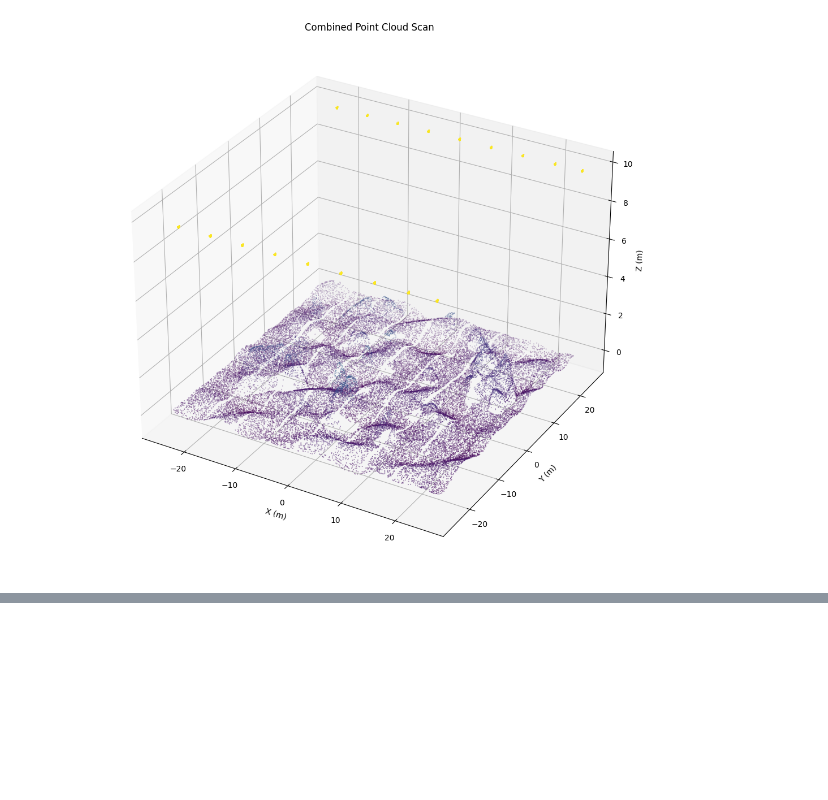
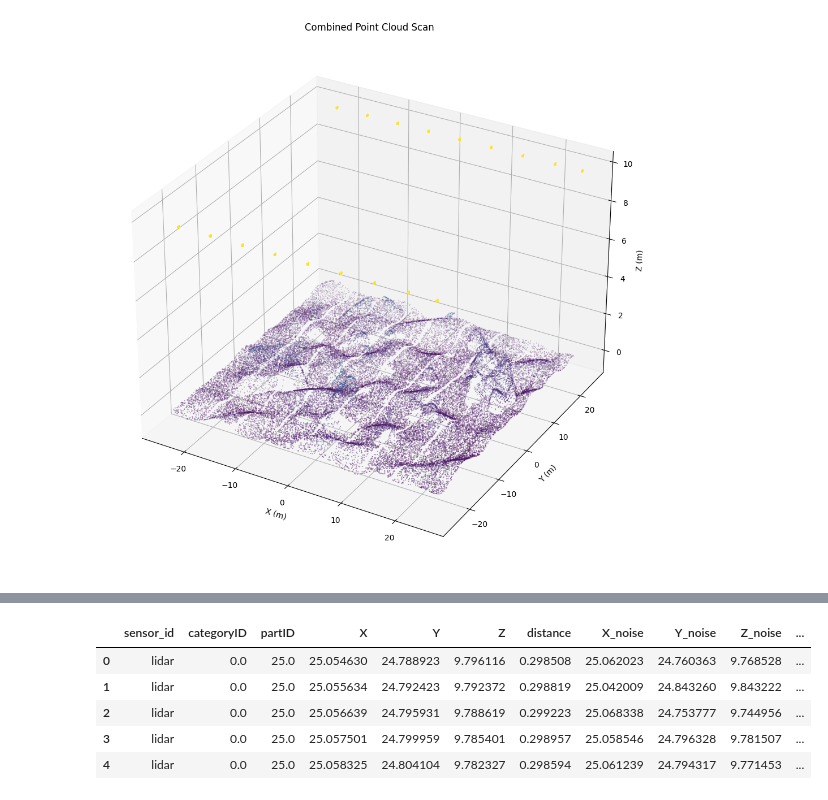
Before and after one commit to gauravptr/daen_capstone, a Jupyter notebook: test.ipynb, the cells around one changed output, grey strips where cells are left out. Cells and saved outputs as stored; diff of their text form; code cells hidden in the pictures; blank space fills up the shorter version.

```diff
--- a/test.ipynb
+++ b/test.ipynb
@@ -80,0 +123,9 @@ Loaded 299697 points
+# %%
+data.head()
+# %% [output]
+|  | sensor_id | categoryID | partID | X | Y | Z | distance | X_noise | Y_noise | Z_noise | ... |
+| 0 | lidar | 0.0 | 25.0 | 25.054630 | 24.788923 | 9.796116 | 0.298508 | 25.062023 | 24.760363 | 9.768528 | ... |
+| 1 | lidar | 0.0 | 25.0 | 25.055634 | 24.792423 | 9.792372 | 0.298819 | 25.042009 | 24.843260 | 9.843222 | ... |
+| 2 | lidar | 0.0 | 25.0 | 25.056639 | 24.795931 | 9.788619 | 0.299223 | 25.068338 | 24.753777 | 9.744956 | ... |
+| 3 | lidar | 0.0 | 25.0 | 25.057501 | 24.799959 | 9.785401 | 0.298957 | 25.058546 | 24.796328 | 9.781507 | ... |
+| 4 | lidar | 0.0 | 25.0 | 25.058325 | 24.804104 | 9.782327 | 0.298594 | 25.061239 | 24.794317 | 9.771453 | ... |
```
Also changed, not shown: parts of 7 cells of this notebook, 14 other files.
